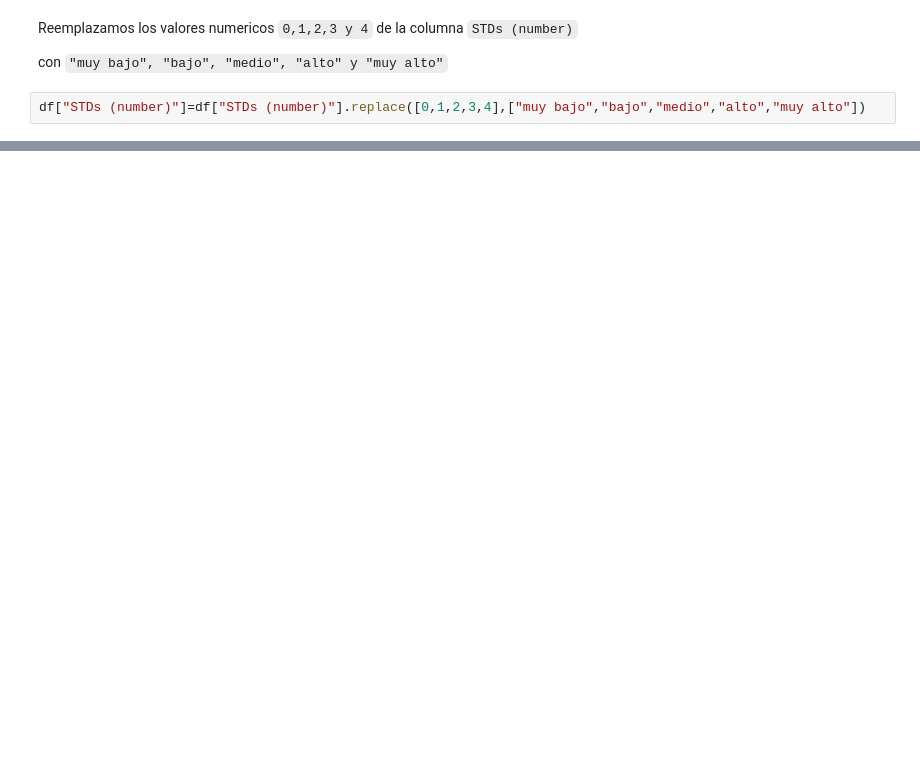
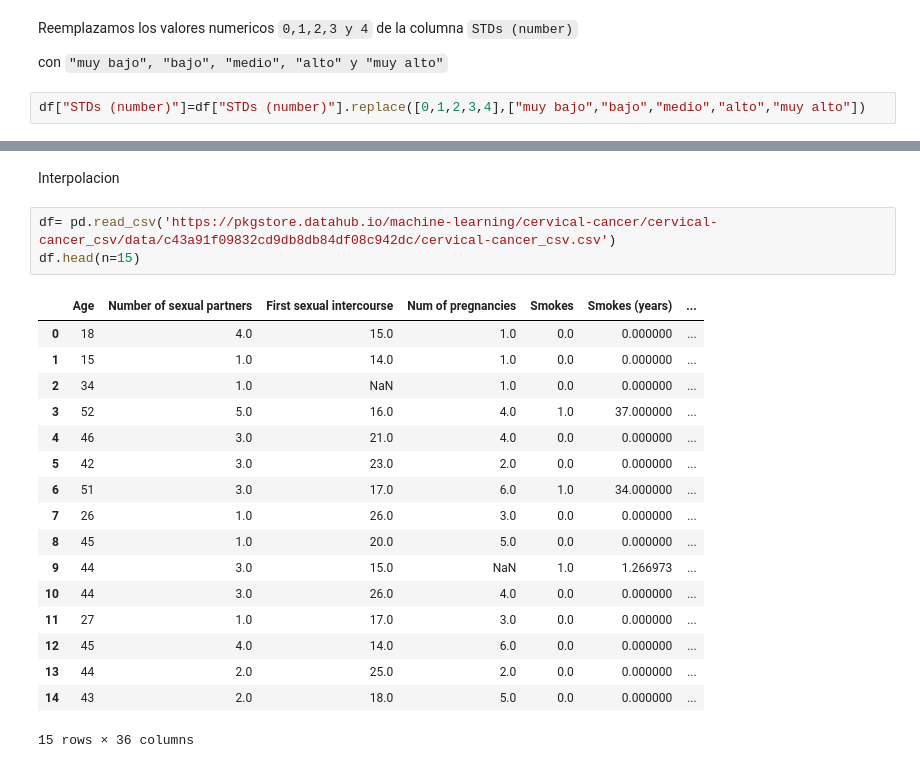
Before and after one commit to RDLL/curso_mineria_de_datos, a Jupyter notebook: Tarea1.ipynb, the cells around one changed output, grey strips where cells are left out. Cells and saved outputs as stored; diff of their text form; blank space fills up the shorter version.

```diff
--- a/Tarea1.ipynb
+++ b/Tarea1.ipynb
@@ -79,0 +143,23 @@ dtype: int64
+# %% [markdown]
+Interpolacion
+# %%
+df= pd.read_csv('https://pkgstore.datahub.io/machine-learning/cervical-cancer/cervical-cancer_csv/data/c43a91f09832cd9db8db84df08c942dc/cervical-cancer_csv.csv')
+df.head(n=15)
+# %% [output]
+|  | Age | Number of sexual partners | First sexual intercourse | Num of pregnancies | Smokes | Smokes (years) | ... |
+| 0 | 18 | 4.0 | 15.0 | 1.0 | 0.0 | 0.000000 | ... |
+| 1 | 15 | 1.0 | 14.0 | 1.0 | 0.0 | 0.000000 | ... |
+| 2 | 34 | 1.0 | NaN | 1.0 | 0.0 | 0.000000 | ... |
+| 3 | 52 | 5.0 | 16.0 | 4.0 | 1.0 | 37.000000 | ... |
+| 4 | 46 | 3.0 | 21.0 | 4.0 | 0.0 | 0.000000 | ... |
+| 5 | 42 | 3.0 | 23.0 | 2.0 | 0.0 | 0.000000 | ... |
+| 6 | 51 | 3.0 | 17.0 | 6.0 | 1.0 | 34.000000 | ... |
+| 7 | 26 | 1.0 | 26.0 | 3.0 | 0.0 | 0.000000 | ... |
+| 8 | 45 | 1.0 | 20.0 | 5.0 | 0.0 | 0.000000 | ... |
+| 9 | 44 | 3.0 | 15.0 | NaN | 1.0 | 1.266973 | ... |
+| 10 | 44 | 3.0 | 26.0 | 4.0 | 0.0 | 0.000000 | ... |
+| 11 | 27 | 1.0 | 17.0 | 3.0 | 0.0 | 0.000000 | ... |
+| 12 | 45 | 4.0 | 14.0 | 6.0 | 0.0 | 0.000000 | ... |
+| 13 | 44 | 2.0 | 25.0 | 2.0 | 0.0 | 0.000000 | ... |
+| 14 | 43 | 2.0 | 18.0 | 5.0 | 0.0 | 0.000000 | ... |
+15 rows × 36 columns
```
Also changed, not shown: parts of 17 cells of this notebook.
